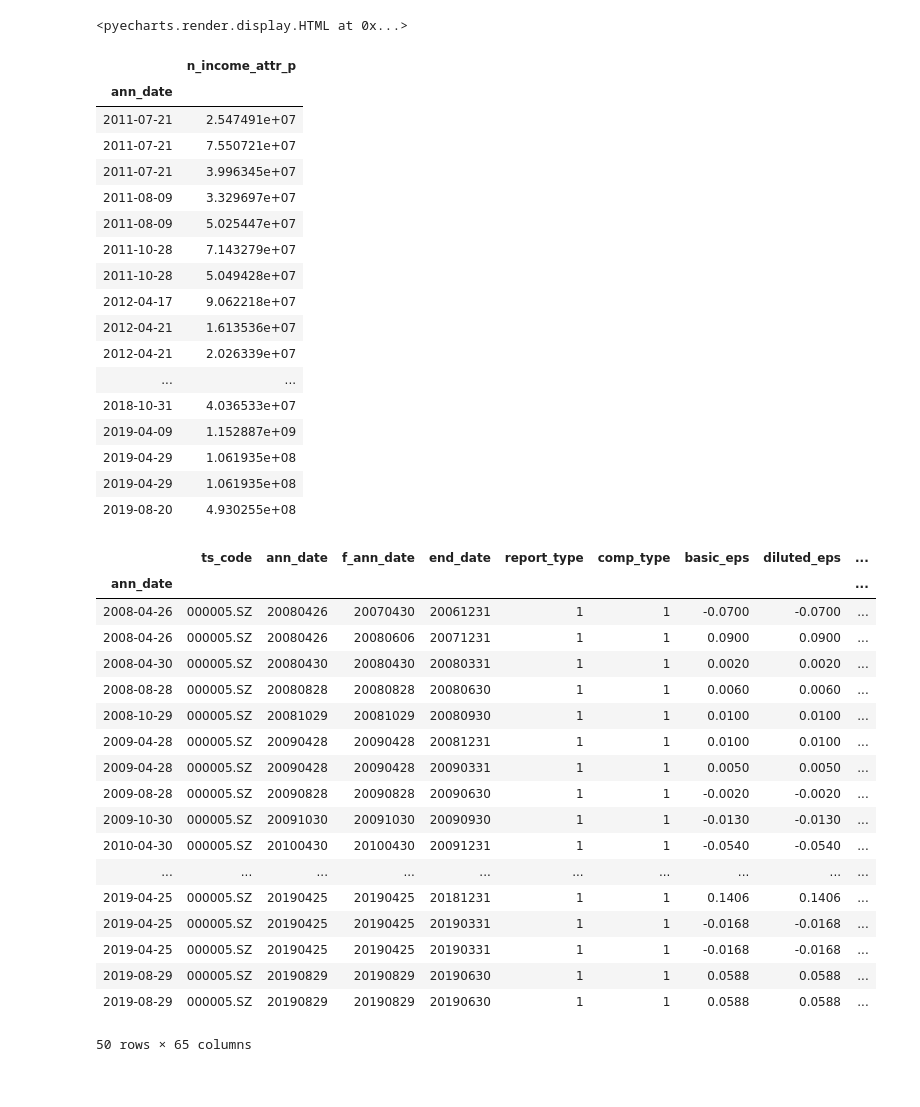
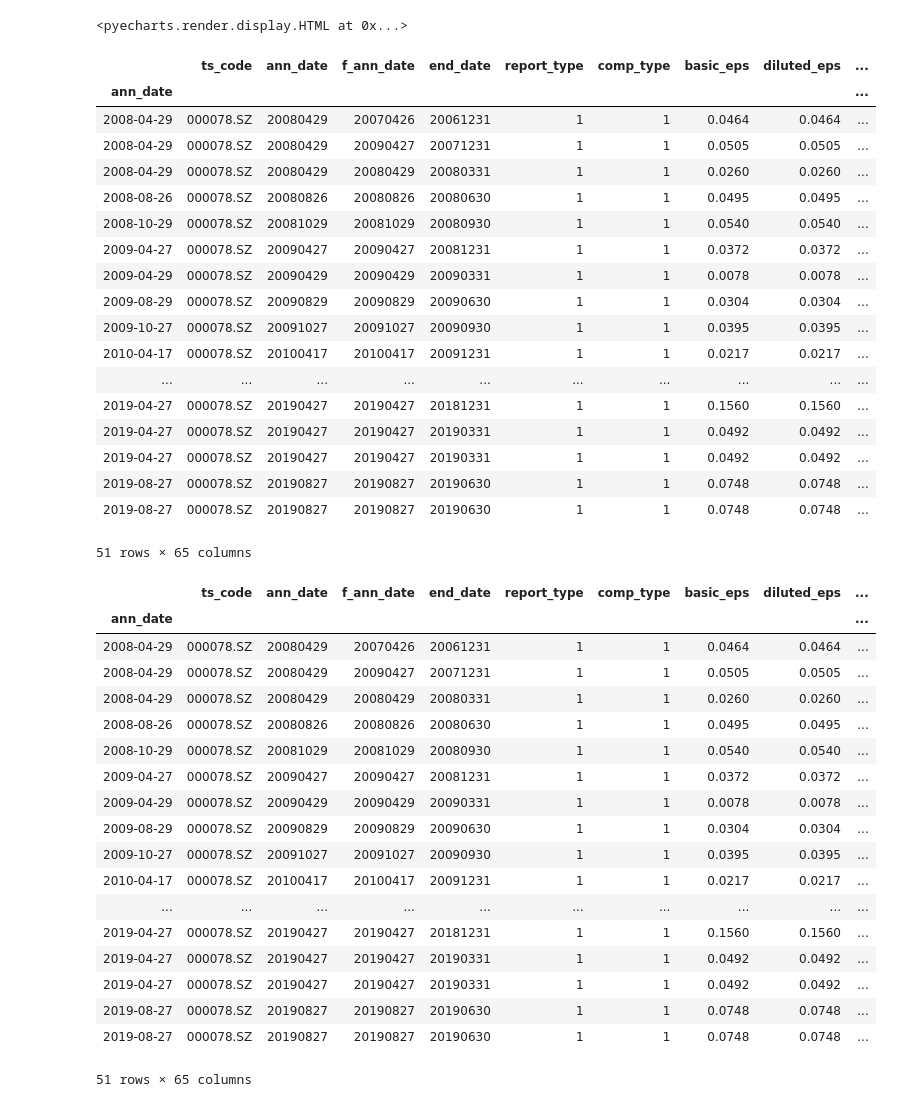
Before and after one commit to dcais/stock_notebook, a Jupyter notebook: notebook/finance.ipynb, the cells around one changed output. Drawn from its saved outputs; the diff is of its cells as text; code cells hidden in the pictures.

```diff
--- a/notebook/finance.ipynb
+++ b/notebook/finance.ipynb
@@ -23,13 +23,15 @@ See the documentation here:
 http://pandas.pydata.org/pandas-docs/stable/user_guide/indexing.html#ix-indexer-is-deprecated
   return str(df.ix[0]['token'])
 # %%
-stock = '600052'
+stock = '603816'
 start_date = '20080101'
 end_date=''
 # %%
 stock_info = tsStock.get_stock_info(stock)
 df_income = pro.income(ts_code=stock_info['code'], start_date=start_date, end_date=end_date)
 #df_income.to_excel("income.xlsx",sheet_name='Sheet_name_1')
+df_income['n_income_attr_p']= df_income.loc[:,'n_income_attr_p']/100000000.0
+df_income['operate_profit'] = df_income['operate_profit']/100000000.0
 df_income.index = pd.to_datetime( df_income.ann_date )
 df_income = df_income.sort_index(ascending=True)
 # %%
@@ -38,48 +40,49 @@ c.render_notebook()
 # %% [output]
 <pyecharts.render.display.HTML at 0x...>
 # %%
-df_income[['n_income_attr_p']]
+df_income
 # %% [output]
-|  | n_income_attr_p |
-| ann_date |  |
-| 2011-07-21 | 2.547491e+07 |
-| 2011-07-21 | 7.550721e+07 |
-| 2011-07-21 | 3.996345e+07 |
-| 2011-08-09 | 3.329697e+07 |
-| 2011-08-09 | 5.025447e+07 |
-| 2011-10-28 | 7.143279e+07 |
-| 2011-10-28 | 5.049428e+07 |
-| 2012-04-17 | 9.062218e+07 |
-| 2012-04-21 | 1.613536e+07 |
-| 2012-04-21 | 2.026339e+07 |
-| ... | ... |
-| 2018-10-31 | 4.036533e+07 |
-| 2019-04-09 | 1.152887e+09 |
-| 2019-04-29 | 1.061935e+08 |
-| 2019-04-29 | 1.061935e+08 |
-| 2019-08-20 | 4.930255e+08 |
+|  | ts_code | ann_date | f_ann_date | end_date | report_type | comp_type | basic_eps | diluted_eps | ... |
+| ann_date |  |  |  |  |  |  |  |  | ... |
+| 2008-04-29 | 000078.SZ | 20080429 | 20070426 | 20061231 | 1 | 1 | 0.0464 | 0.0464 | ... |
+| 2008-04-29 | 000078.SZ | 20080429 | 20090427 | 20071231 | 1 | 1 | 0.0505 | 0.0505 | ... |
+| 2008-04-29 | 000078.SZ | 20080429 | 20080429 | 20080331 | 1 | 1 | 0.0260 | 0.0260 | ... |
+| 2008-08-26 | 000078.SZ | 20080826 | 20080826 | 20080630 | 1 | 1 | 0.0495 | 0.0495 | ... |
+| 2008-10-29 | 000078.SZ | 20081029 | 20081029 | 20080930 | 1 | 1 | 0.0540 | 0.0540 | ... |
+| 2009-04-27 | 000078.SZ | 20090427 | 20090427 | 20081231 | 1 | 1 | 0.0372 | 0.0372 | ... |
+| 2009-04-29 | 000078.SZ | 20090429 | 20090429 | 20090331 | 1 | 1 | 0.0078 | 0.0078 | ... |
+| 2009-08-29 | 000078.SZ | 20090829 | 20090829 | 20090630 | 1 | 1 | 0.0304 | 0.0304 | ... |
+| 2009-10-27 | 000078.SZ | 20091027 | 20091027 | 20090930 | 1 | 1 | 0.0395 | 0.0395 | ... |
+| 2010-04-17 | 000078.SZ | 20100417 | 20100417 | 20091231 | 1 | 1 | 0.0217 | 0.0217 | ... |
+| ... | ... | ... | ... | ... | ... | ... | ... | ... | ... |
+| 2019-04-27 | 000078.SZ | 20190427 | 20190427 | 20181231 | 1 | 1 | 0.1560 | 0.1560 | ... |
+| 2019-04-27 | 000078.SZ | 20190427 | 20190427 | 20190331 | 1 | 1 | 0.0492 | 0.0492 | ... |
+| 2019-04-27 | 000078.SZ | 20190427 | 20190427 | 20190331 | 1 | 1 | 0.0492 | 0.0492 | ... |
+| 2019-08-27 | 000078.SZ | 20190827 | 20190827 | 20190630 | 1 | 1 | 0.0748 | 0.0748 | ... |
+| 2019-08-27 | 000078.SZ | 20190827 | 20190827 | 20190630 | 1 | 1 | 0.0748 | 0.0748 | ... |
+51 rows × 65 columns
 # %%
 df_income
 # %% [output]
 |  | ts_code | ann_date | f_ann_date | end_date | report_type | comp_type | basic_eps | diluted_eps | ... |
 | ann_date |  |  |  |  |  |  |  |  | ... |
-| 2008-04-26 | 000005.SZ | 20080426 | 20070430 | 20061231 | 1 | 1 | -0.0700 | -0.0700 | ... |
-| 2008-04-26 | 000005.SZ | 20080426 | 20080606 | 20071231 | 1 | 1 | 0.0900 | 0.0900 | ... |
-| 2008-04-30 | 000005.SZ | 20080430 | 20080430 | 20080331 | 1 | 1 | 0.0020 | 0.0020 | ... |
-| 2008-08-28 | 000005.SZ | 20080828 | 20080828 | 20080630 | 1 | 1 | 0.0060 | 0.0060 | ... |
-| 2008-10-29 | 000005.SZ | 20081029 | 20081029 | 20080930 | 1 | 1 | 0.0100 | 0.0100 | ... |
-| 2009-04-28 | 000005.SZ | 20090428 | 20090428 | 20081231 | 1 | 1 | 0.0100 | 0.0100 | ... |
-| 2009-04-28 | 000005.SZ | 20090428 | 20090428 | 20090331 | 1 | 1 | 0.0050 | 0.0050 | ... |
-| 2009-08-28 | 000005.SZ | 20090828 | 20090828 | 20090630 | 1 | 1 | -0.0020 | -0.0020 | ... |
-| 2009-10-30 | 000005.SZ | 20091030 | 20091030 | 20090930 | 1 | 1 | -0.0130 | -0.0130 | ... |
-| 2010-04-30 | 000005.SZ | 20100430 | 20100430 | 20091231 | 1 | 1 | -0.0540 | -0.0540 | ... |
+| 2008-04-29 | 000078.SZ | 20080429 | 20070426 | 20061231 | 1 | 1 | 0.0464 | 0.0464 | ... |
+| 2008-04-29 | 000078.SZ | 20080429 | 20090427 | 20071231 | 1 | 1 | 0.0505 | 0.0505 | ... |
+| 2008-04-29 | 000078.SZ | 20080429 | 20080429 | 20080331 | 1 | 1 | 0.0260 | 0.0260 | ... |
+| 2008-08-26 | 000078.SZ | 20080826 | 20080826 | 20080630 | 1 | 1 | 0.0495 | 0.0495 | ... |
+| 2008-10-29 | 000078.SZ | 20081029 | 20081029 | 20080930 | 1 | 1 | 0.0540 | 0.0540 | ... |
+| 2009-04-27 | 000078.SZ | 20090427 | 20090427 | 20081231 | 1 | 1 | 0.0372 | 0.0372 | ... |
+| 2009-04-29 | 000078.SZ | 20090429 | 20090429 | 20090331 | 1 | 1 | 0.0078 | 0.0078 | ... |
+| 2009-08-29 | 000078.SZ | 20090829 | 20090829 | 20090630 | 1 | 1 | 0.0304 | 0.0304 | ... |
+| 2009-10-27 | 000078.SZ | 20091027 | 20091027 | 20090930 | 1 | 1 | 0.0395 | 0.0395 | ... |
+| 2010-04-17 | 000078.SZ | 20100417 | 20100417 | 20091231 | 1 | 1 | 0.0217 | 0.0217 | ... |
 | ... | ... | ... | ... | ... | ... | ... | ... | ... | ... |
-| 2019-04-25 | 000005.SZ | 20190425 | 20190425 | 20181231 | 1 | 1 | 0.1406 | 0.1406 | ... |
-| 2019-04-25 | 000005.SZ | 20190425 | 20190425 | 20190331 | 1 | 1 | -0.0168 | -0.0168 | ... |
-| 2019-04-25 | 000005.SZ | 20190425 | 20190425 | 20190331 | 1 | 1 | -0.0168 | -0.0168 | ... |
-| 2019-08-29 | 000005.SZ | 20190829 | 20190829 | 20190630 | 1 | 1 | 0.0588 | 0.0588 | ... |
-| 2019-08-29 | 000005.SZ | 20190829 | 20190829 | 20190630 | 1 | 1 | 0.0588 | 0.0588 | ... |
+| 2019-04-27 | 000078.SZ | 20190427 | 20190427 | 20181231 | 1 | 1 | 0.1560 | 0.1560 | ... |
+| 2019-04-27 | 000078.SZ | 20190427 | 20190427 | 20190331 | 1 | 1 | 0.0492 | 0.0492 | ... |
+| 2019-04-27 | 000078.SZ | 20190427 | 20190427 | 20190331 | 1 | 1 | 0.0492 | 0.0492 | ... |
+| 2019-08-27 | 000078.SZ | 20190827 | 20190827 | 20190630 | 1 | 1 | 0.0748 | 0.0748 | ... |
+| 2019-08-27 | 000078.SZ | 20190827 | 20190827 | 20190630 | 1 | 1 | 0.0748 | 0.0748 | ... |
-50 rows × 65 columns
+51 rows × 65 columns
 # %%
 df = df_income.drop_duplicates(["ann_date"],keep="last")[['n_income_attr_p']]
 df
```
Also changed, not shown: parts of 3 cells of this notebook, 3 other files.
